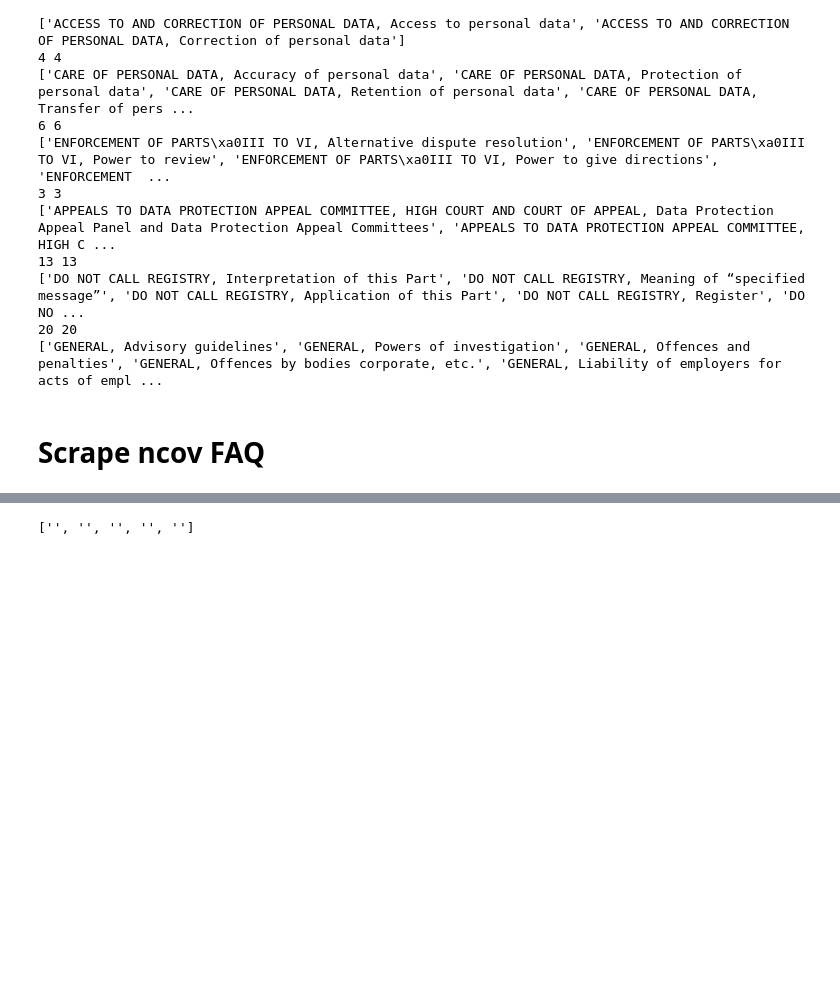
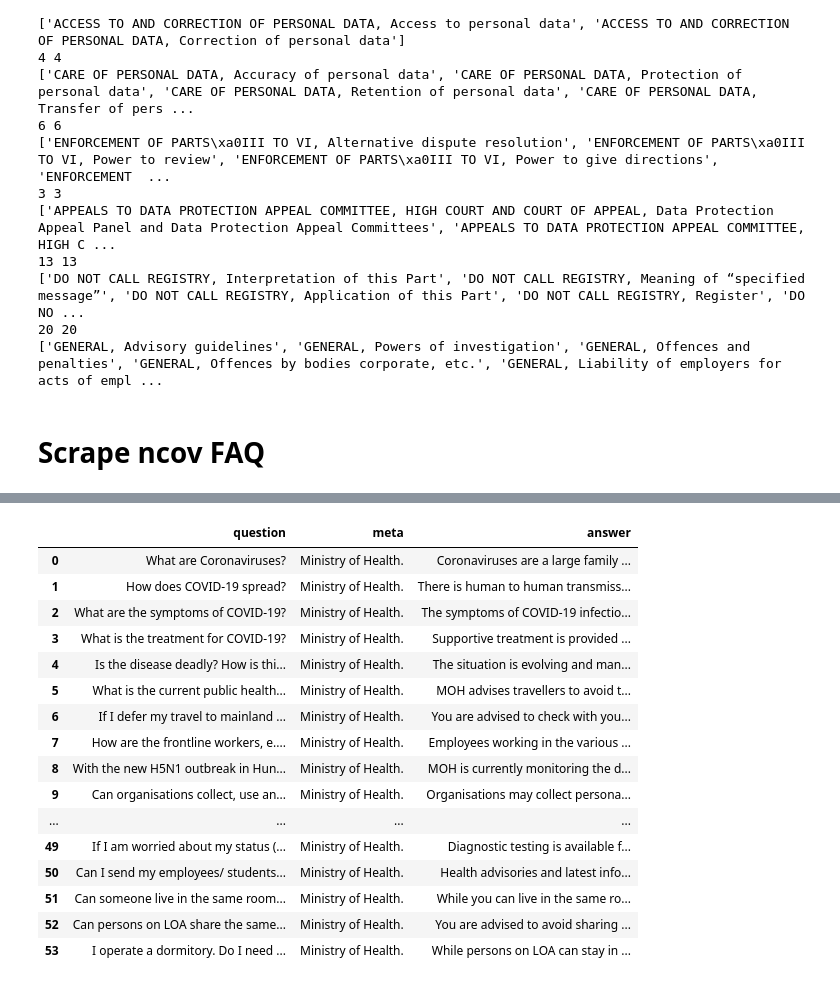
Before and after one commit to nickyeolk/info_retrieve, a Jupyter notebook: notebooks/Scraper.ipynb, the cells around one changed output, grey strips where cells are left out. Saved outputs shown, nothing was run; the diff lists cells and outputs as text; code cells hidden in the pictures; blank space fills up the shorter version.

Commit message:
rename to covid19 and add moe data

```diff
--- a/notebooks/Scraper.ipynb
+++ b/notebooks/Scraper.ipynb
@@ -168,7 +171,6 @@ for el in els:
 # %%
 soup = BeautifulSoup(driver.page_source)
 # %%
-
 questions=[]
 answers=[]
 
@@ -184,8 +186,24 @@ for div in divs:
                 questions.append(texts[1].text)
         except:pass
 
-df_ncov = pd.DataFrame({'question':questions, 'meta':['']*len(answers),'answer':answers})
+df_ncov = pd.DataFrame({'question':questions, 'meta':['Ministry of Health.']*len(answers),'answer':answers})
-# %%
-['']*5
-# %% [output]
-['', '', '', '', '']
+# %%
+df_ncov
+# %% [output]
+|  | question | meta | answer |
+| 0 | What are Coronaviruses? | Ministry of Health. | Coronaviruses are a large family ... |
+| 1 | How does COVID-19 spread? | Ministry of Health. | There is human to human transmiss... |
+| 2 | What are the symptoms of COVID-19? | Ministry of Health. | The symptoms of COVID-19 infectio... |
+| 3 | What is the treatment for COVID-19? | Ministry of Health. | Supportive treatment is provided ... |
+| 4 | Is the disease deadly? How is thi... | Ministry of Health. | The situation is evolving and man... |
+| 5 | What is the current public health... | Ministry of Health. | MOH advises travellers to avoid t... |
+| 6 | If I defer my travel to mainland ... | Ministry of Health. | You are advised to check with you... |
+| 7 | How are the frontline workers, e.... | Ministry of Health. | Employees working in the various ... |
+| 8 | With the new H5N1 outbreak in Hun... | Ministry of Health. | MOH is currently monitoring the d... |
+| 9 | Can organisations collect, use an... | Ministry of Health. | Organisations may collect persona... |
+| ... | ... | ... | ... |
+| 49 | If I am worried about my status (... | Ministry of Health. | Diagnostic testing is available f... |
+| 50 | Can I send my employees/ students... | Ministry of Health. | Health advisories and latest info... |
+| 51 | Can someone live in the same room... | Ministry of Health. | While you can live in the same ro... |
+| 52 | Can persons on LOA share the same... | Ministry of Health. | You are advised to avoid sharing ... |
+| 53 | I operate a dormitory. Do I need ... | Ministry of Health. | While persons on LOA can stay in ... |
```
Also changed, not shown: parts of 11 cells of this notebook, 4 other files.
